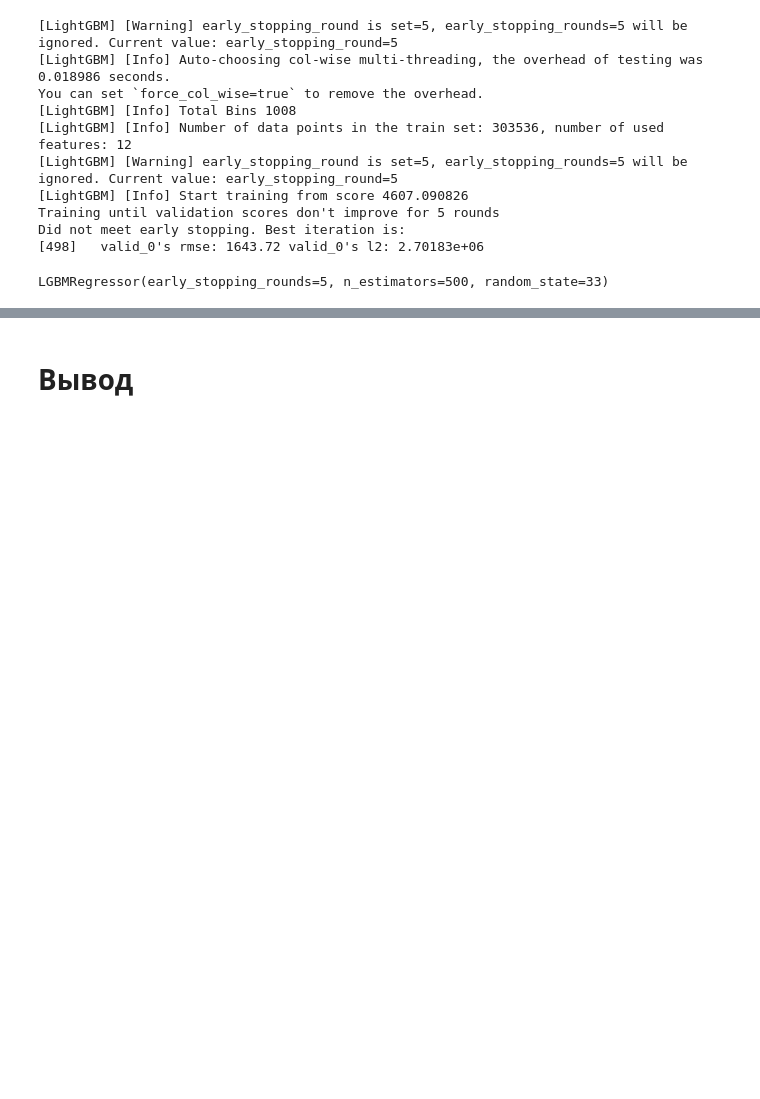
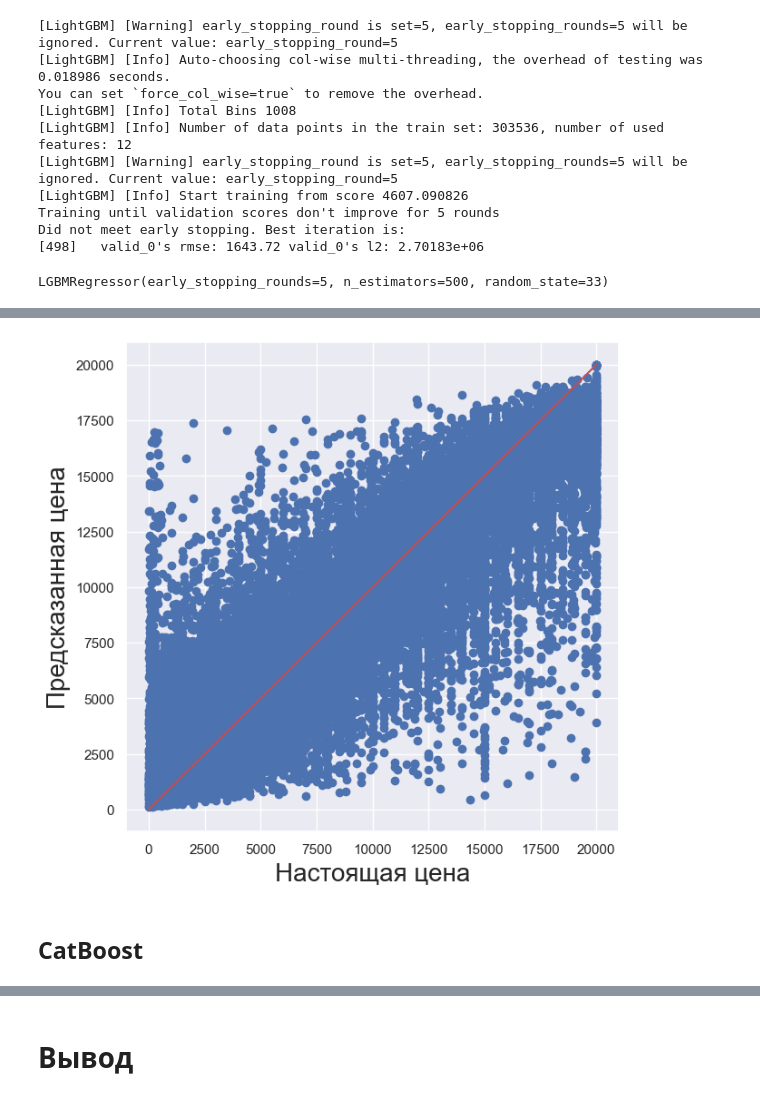
Before and after one commit to Gvozdyara/ml-tariff-classification, a Jupyter notebook: Задача 2 оценка стоимости авто/price.ipynb, the cells around one changed output, grey strips where cells are left out. Drawn from its saved outputs; the diff is of its cells as text; code cells hidden in the pictures; blank space fills up the shorter version.

```diff
--- a/Задача 2 оценка стоимости авто/price.ipynb
+++ b/Задача 2 оценка стоимости авто/price.ipynb
@@ -542,0 +930,13 @@ Did not meet early stopping. Best iteration is:
+# %%
+test_values = y_test
+test_predictions_linear = random_forest_model.predict(X_test)
+
+plt.figure(figsize=(7, 7))
+plt.scatter(test_values, test_predictions_linear) # рисуем точки, соответствущие парам настоящее значение - прогноз
+plt.plot([0, max(test_values)], [0, max(test_predictions_linear)], c="r")  # рисуем прямую, на которой предсказания и настоящие значения совпадают
+plt.xlabel('Настоящая цена', fontsize=20)
+plt.ylabel('Предсказанная цена', fontsize=20);
+# %% [output]
+[figure, added]
+# %% [markdown]
+## CatBoost
```
Also changed, not shown: parts of 27 cells of this notebook, 2 other files.
